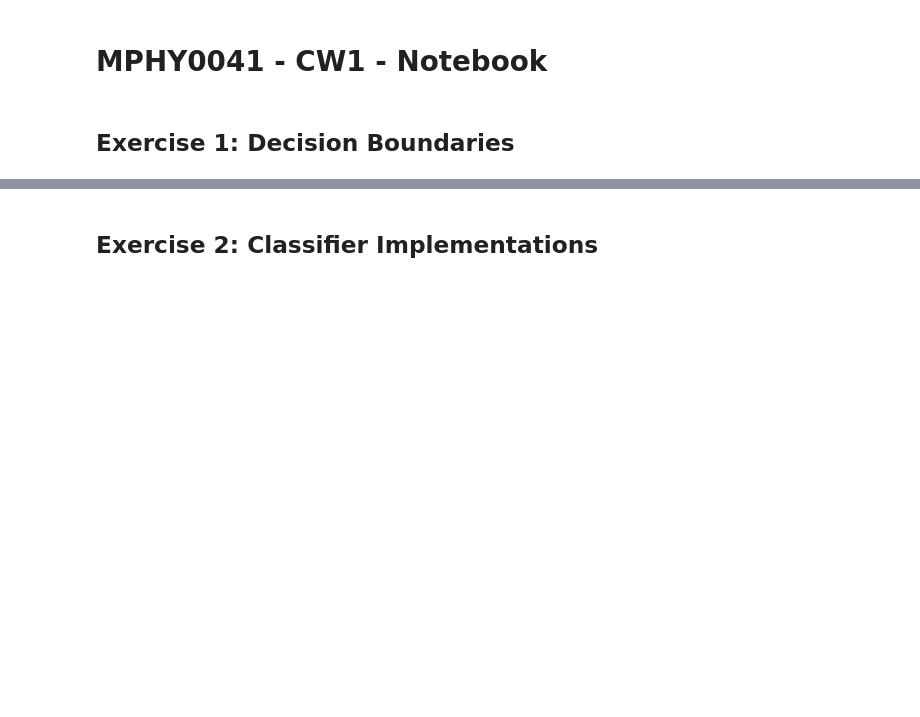
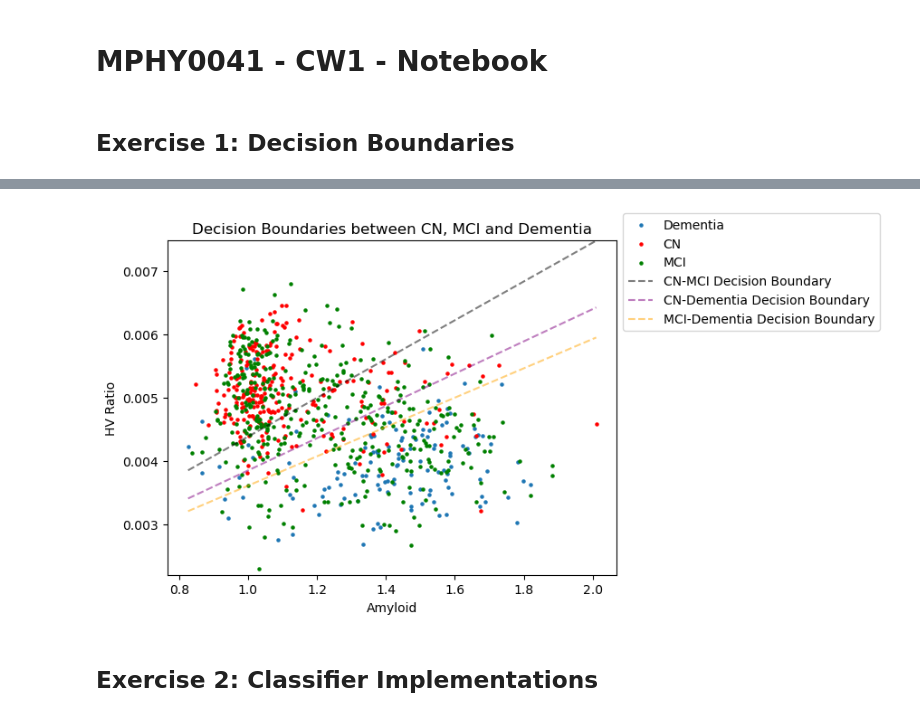
Before and after one commit to NZavas/Machine-Learning, a Jupyter notebook: Notebook_CW1.ipynb, the cells around one changed output, grey strips where cells are left out. Drawn from its saved outputs; the diff is of its cells as text; code cells hidden in the pictures; blank space fills up the shorter version.

```diff
--- a/Notebook_CW1.ipynb
+++ b/Notebook_CW1.ipynb
@@ -155,3 +208,47 @@ Accuracy: 0.8607594936708861
+# %%
+#Calculating beta coefficients and boundaries
+x_min = Dataset['Amyloid'].min()
+x_max = Dataset['Amyloid'].max()
+x = np.linspace(x_min, x_max,1000)
+cov_matrix_inv = np.linalg.inv(cov_matrix)
+
+#CN-MCI
+b0 =(-0.5*(Means_CN-Means_MCI).T@cov_matrix_inv@(Means_CN+Means_MCI)).reshape(1)
+b1,b2 = cov_matrix_inv@(Means_CN-Means_MCI)
+CN_MCI_Bound  = (-b0-x*b1)/b2
+
+#CN-Dementia
+b0 =(-0.5*(Means_CN-Means_Dem).T@cov_matrix_inv@(Means_CN+Means_Dem)).reshape(1)
+b1,b2 = cov_matrix_inv@(Means_CN-Means_Dem)
+CN_Dem_Bound  = (-b0-x*b1)/b2
+
+#MCI-Dementia
+b0 =(-0.5*(Means_MCI-Means_Dem).T@cov_matrix_inv@(Means_MCI+Means_Dem)).reshape(1)
+b1,b2 = cov_matrix_inv@(Means_MCI-Means_Dem)
+MCI_Dem_Bound  = (-b0-x*b1)/b2
+
+#Plotting
+plt.figure()
+#Datapoints
+plt.scatter(Dem_df["Amyloid"], Dem_df["HV_ratio"],label="Dementia",s = 5)
+plt.scatter(CN_df["Amyloid"], CN_df["HV_ratio"], c= "red", label="CN", s =5)
+plt.scatter(MCI_df["Amyloid"], MCI_df["HV_ratio"], c= "green", label="MCI",s=5)
+
+#Boundary Lines
+plt.plot(x,CN_MCI_Bound,'--',c = "black", alpha = 0.5, label="CN-MCI Decision Boundary", lw =1.5)
+plt.plot(x,CN_Dem_Bound,'--',c = "purple", alpha = 0.5, label="CN-Dementia Decision Boundary",lw=1.5)
+plt.plot(x,MCI_Dem_Bound,'--',c = "orange", alpha = 0.5, label="MCI-Dementia Decision Boundary", lw=1.5)
+
+y_min = Dataset['HV_ratio'].min()*(1.1)
+y_max = Dataset['HV_ratio'].max()*(1.1)
+plt.ylim(y_min,y_max)
+plt.legend(bbox_to_anchor=(1, 1.1), loc='upper left');
+plt.title("Decision Boundaries between CN, MCI and Dementia")
+plt.xlabel("Amyloid")
+plt.ylabel("HV Ratio")
+plt.show()
+# %% [output]
+[figure, added]
 # %% [markdown]
 ## Exercise 2: Classifier Implementations
 # %% [markdown]
```
Also changed, not shown: parts of 13 cells of this notebook.
